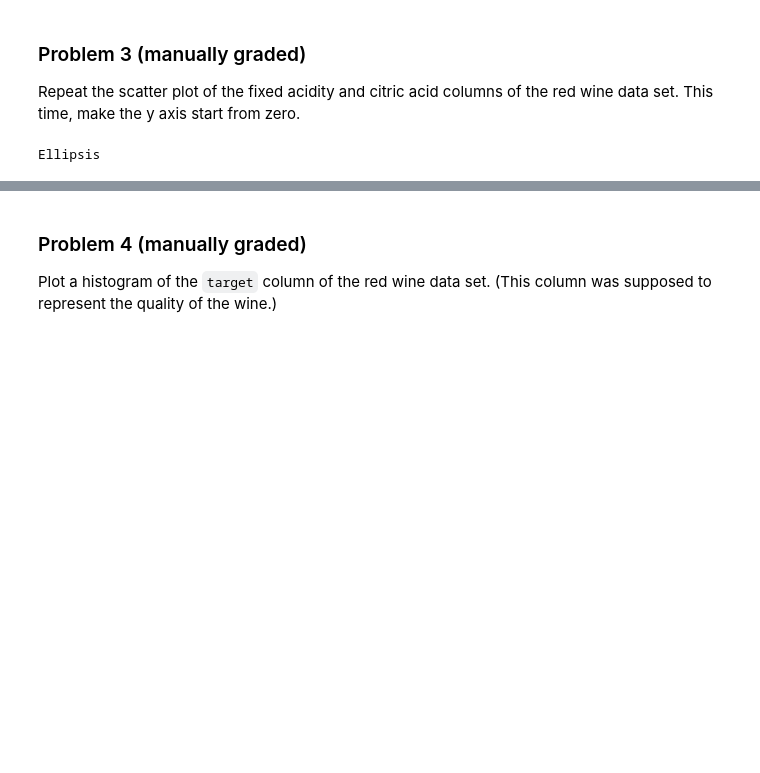
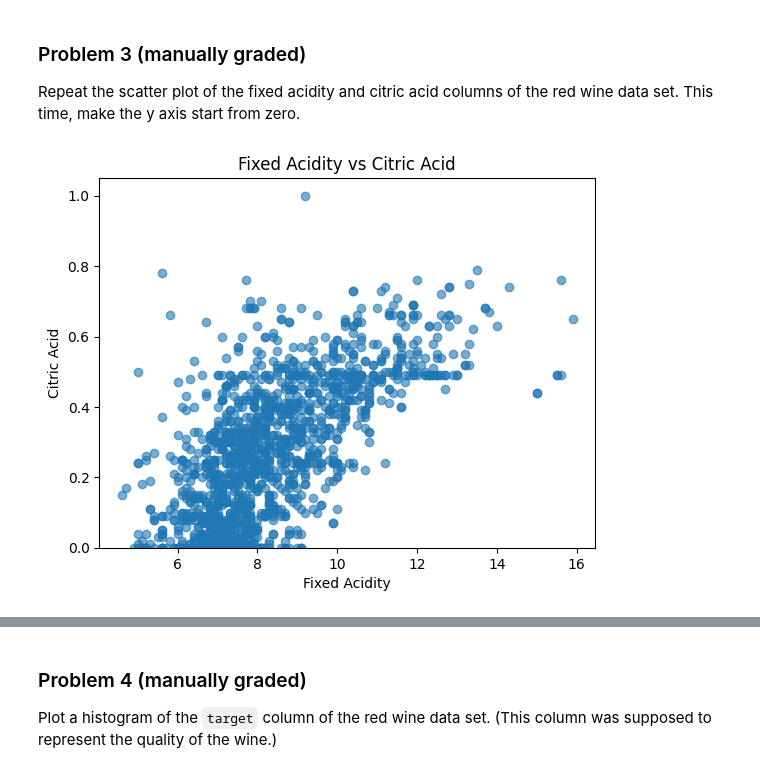
Before and after one commit to JCameronH/dx602-homework-10, a Jupyter notebook: homework.ipynb, the cells around one changed output, grey strips where cells are left out. Drawn from its saved outputs; the diff is of its cells as text; code cells hidden in the pictures; blank space fills up the shorter version.

```diff
--- a/homework.ipynb
+++ b/homework.ipynb
@@ -92,12 +92,24 @@ plt.show()
 
 Repeat the scatter plot of the fixed acidity and citric acid columns of the red wine data set.
 This time, make the y axis start from zero.
-# %%
-# YOUR CHANGES HERE
-
-...
-# %% [output]
-Ellipsis
+# %%
+# YOUR CHANGES HERE
+
+#scatter plot of fixed acidity vs citric acid
+plt.scatter(red_wine['fixed acidity'], red_wine['citric acid'], alpha=0.6)
+
+# Add labels and title
+plt.xlabel('Fixed Acidity')
+plt.ylabel('Citric Acid')
+plt.title('Fixed Acidity vs Citric Acid')
+
+#y-axis to start from 0
+plt.ylim(bottom=0)
+
+#plot display
+plt.show()
+# %% [output]
+[figure, added]
 # %% [markdown]
 <div style="page-break-after: always;"></div>
 # %% [markdown]
```
Also changed, not shown: parts of 4 cells of this notebook.
